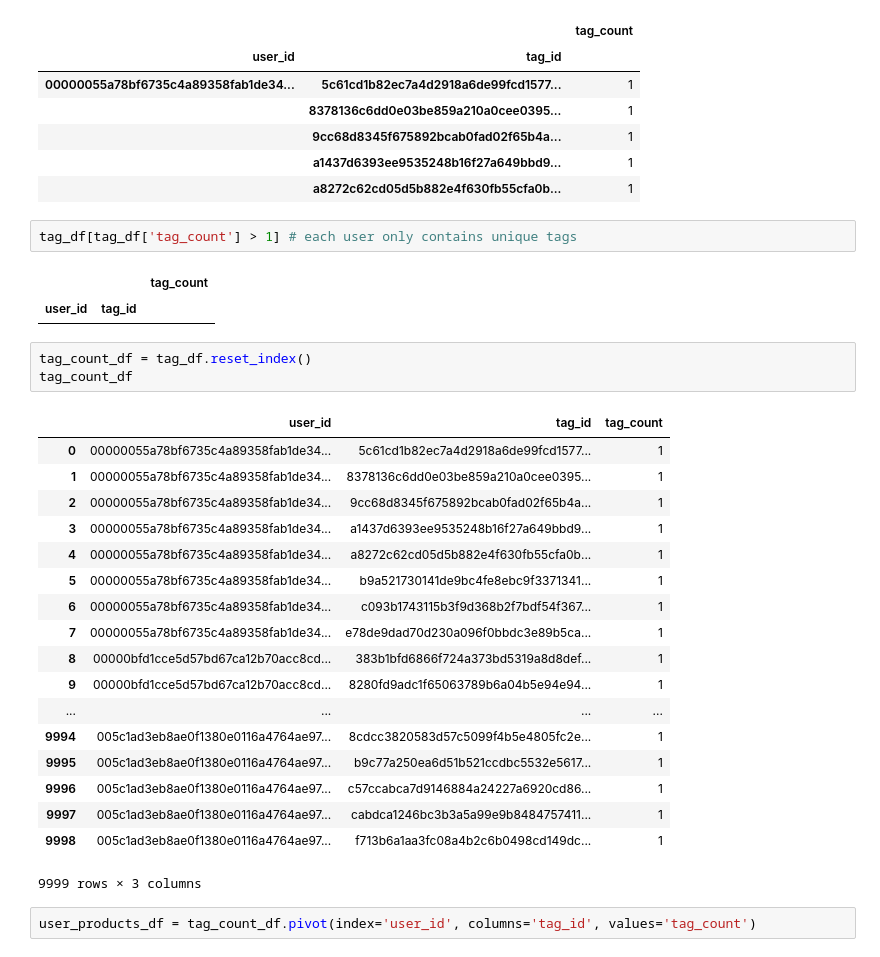
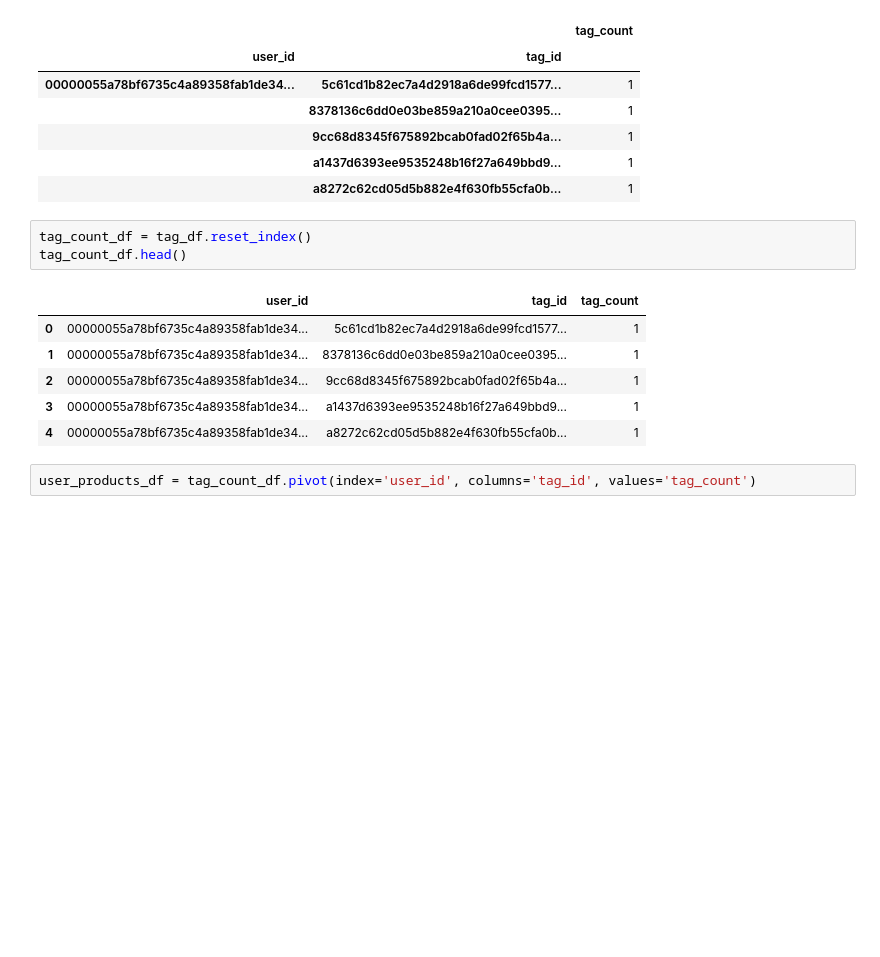
Before and after one commit to hjlopes/collaborative-filtering, a Jupyter notebook: notebooks/eda.ipynb, the cells around one changed output. Saved outputs shown, nothing was run; the diff lists cells and outputs as text; blank space fills up the shorter version.

```diff
--- a/notebooks/eda.ipynb
+++ b/notebooks/eda.ipynb
@@ -101,33 +109,16 @@ tag_df.head()
 |  | 9cc68d8345f675892bcab0fad02f65b4a... | 1 |
 |  | a1437d6393ee9535248b16f27a649bbd9... | 1 |
 |  | a8272c62cd05d5b882e4f630fb55cfa0b... | 1 |
-# %%
-tag_df[tag_df['tag_count'] > 1] # each user only contains unique tags
-# %% [output]
-|  |  | tag_count |
-| user_id | tag_id |  |
 # %%
 tag_count_df = tag_df.reset_index()
-tag_count_df
+tag_count_df.head()
 # %% [output]
 |  | user_id | tag_id | tag_count |
 | 0 | 00000055a78bf6735c4a89358fab1de34... | 5c61cd1b82ec7a4d2918a6de99fcd1577... | 1 |
 | 1 | 00000055a78bf6735c4a89358fab1de34... | 8378136c6dd0e03be859a210a0cee0395... | 1 |
 | 2 | 00000055a78bf6735c4a89358fab1de34... | 9cc68d8345f675892bcab0fad02f65b4a... | 1 |
 | 3 | 00000055a78bf6735c4a89358fab1de34... | a1437d6393ee9535248b16f27a649bbd9... | 1 |
 | 4 | 00000055a78bf6735c4a89358fab1de34... | a8272c62cd05d5b882e4f630fb55cfa0b... | 1 |
-| 5 | 00000055a78bf6735c4a89358fab1de34... | b9a521730141de9bc4fe8ebc9f3371341... | 1 |
-| 6 | 00000055a78bf6735c4a89358fab1de34... | c093b1743115b3f9d368b2f7bdf54f367... | 1 |
-| 7 | 00000055a78bf6735c4a89358fab1de34... | e78de9dad70d230a096f0bbdc3e89b5ca... | 1 |
-| 8 | 00000bfd1cce5d57bd67ca12b70acc8cd... | 383b1bfd6866f724a373bd5319a8d8def... | 1 |
-| 9 | 00000bfd1cce5d57bd67ca12b70acc8cd... | 8280fd9adc1f65063789b6a04b5e94e94... | 1 |
-| ... | ... | ... | ... |
-| 9994 | 005c1ad3eb8ae0f1380e0116a4764ae97... | 8cdcc3820583d57c5099f4b5e4805fc2e... | 1 |
-| 9995 | 005c1ad3eb8ae0f1380e0116a4764ae97... | b9c77a250ea6d51b521ccdbc5532e5617... | 1 |
-| 9996 | 005c1ad3eb8ae0f1380e0116a4764ae97... | c57ccabca7d9146884a24227a6920cd86... | 1 |
-| 9997 | 005c1ad3eb8ae0f1380e0116a4764ae97... | cabdca1246bc3b3a5a99e9b8484757411... | 1 |
-| 9998 | 005c1ad3eb8ae0f1380e0116a4764ae97... | f713b6a1aa3fc08a4b2c6b0498cd149dc... | 1 |
-9999 rows × 3 columns
 # %%
 user_products_df = tag_count_df.pivot(index='user_id', columns='tag_id', values='tag_count')
 # %%
```
Also changed, not shown: parts of 25 cells of this notebook.
